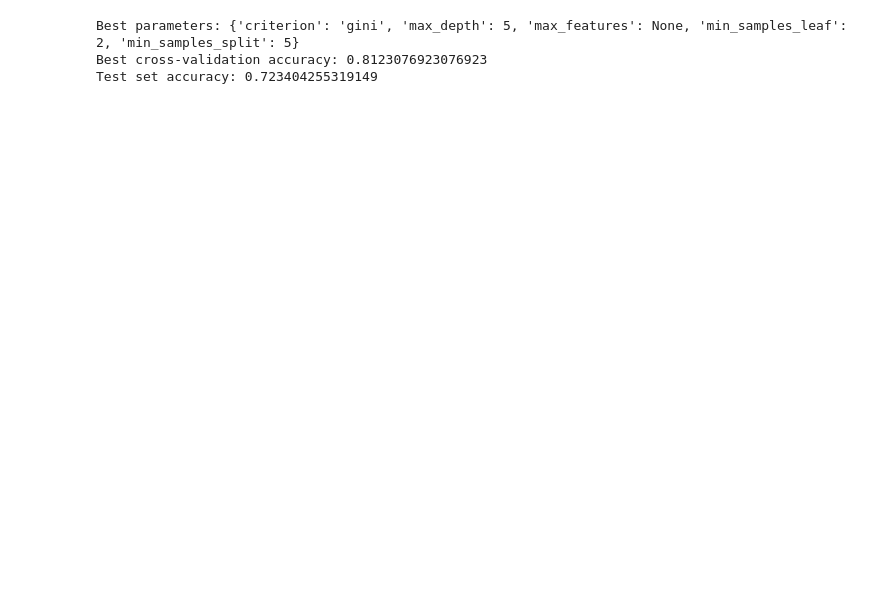
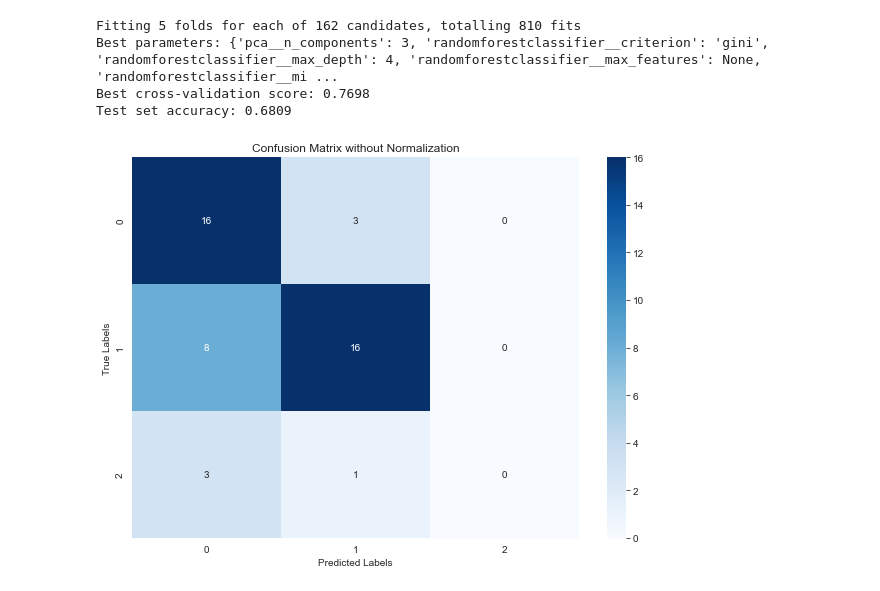
Before and after one commit to XuechunHHH/CSCI567_Project, a Jupyter notebook: DecisionTreeAndRandomForest/DecisionTree.ipynb, the cells around one changed output. Saved outputs shown, nothing was run; the diff lists cells and outputs as text; code cells hidden in the pictures; blank space fills up the shorter version.

```diff
--- a/DecisionTreeAndRandomForest/DecisionTree.ipynb
+++ b/DecisionTreeAndRandomForest/DecisionTree.ipynb
@@ -176,31 +248,55 @@ Index of Maximum Accuracy Tree Depth: 5
 # %%
+from sklearn.ensemble import RandomForestClassifier
+
+# Define the parameter grid
 param_grid = {
-    'max_depth': max_accuracy_index,
-    'min_samples_split': range(2,10),
-    'min_samples_leaf': range(2,10),
-    'max_features': [None],
-    'criterion': ['gini']
+    'pca__n_components': [3, 4, 5],
+    'randomforestclassifier__max_depth': [2, 3, 4, 5, 6, 7],
+    'randomforestclassifier__min_samples_split': [1, 2, 3],
+    'randomforestclassifier__min_samples_leaf': [1, 2, 3],
+    'randomforestclassifier__max_features': [None],
+    'randomforestclassifier__criterion': ['gini'],
 }
 
-# Initialize the classifier
-dt = RandomForestClassifier(random_state=42)
+# Create the pipeline
+pipeline = Pipeline([
+    ('scaler', StandardScaler()),
+    ('pca', PCA()),  # PCA step
+    ('randomforestclassifier', RandomForestClassifier(random_state=42))  # Use RandomForestClassifier
+])
 
-# Initialize the GridSearchCV object
-grid_search = GridSearchCV(estimator=dt, param_grid=param_grid, cv=5, scoring='accuracy', n_jobs=-1)
+# Create the grid search object
+grid_search = GridSearchCV(pipeline, param_grid, cv=5, scoring='accuracy', verbose=1)
 
 # Fit the grid search to the data
-grid_search.fit(train_X, train_Y)
+grid_search.fit(X_train_val, y_train_val)
 
-# Best parameters and best score
-print("Best parameters:", grid_search.best_params_)
-print("Best cross-validation accuracy:", grid_search.best_score_)
+# Print the best parameters and the best score
+print('Best parameters:', grid_search.best_params_)
+print('Best cross-validation score: {:.4f}'.format(grid_search.best_score_))
 
-# Evaluate on the test set
-best_model = grid_search.best_estimator_
-test_accuracy = best_model.score(test_X, test_Y)
-print("Test set accuracy:", test_accuracy)
+# Evaluate the model on the test set
+test_accuracy = grid_search.score(X_test, y_test)
+print('Test set accuracy: {:.4f}'.format(test_accuracy))
 # %% [output]
-Best parameters: {'criterion': 'gini', 'max_depth': 5, 'max_features': None, 'min_samples_leaf': 2, 'min_samples_split': 5}
-Best cross-validation accuracy: 0.8123076923076923
-Test set accuracy: 0.723404255319149
+Fitting 5 folds for each of 162 candidates, totalling 810 fits
+Best parameters: {'pca__n_components': 3, 'randomforestclassifier__criterion': 'gini', 'randomforestclassifier__max_depth': 4, 'randomforestclassifier__max_features': None, 'randomforestclassifier__mi ...
+Best cross-validation score: 0.7698
+Test set accuracy: 0.6809
+# %%
+# Predict the responses for the test set
+y_pred = grid_search.predict(X_test)
+
+# Compute the confusion matrix
+cm = confusion_matrix(y_test, y_pred)
+
+# Plotting the confusion matrix
+plt.figure(figsize=(10, 7))
+sns.heatmap(cm, annot=True, fmt='d', cmap='Blues')
+plt.title('Confusion Matrix without Normalization')
+plt.xlabel('Predicted Labels')
+plt.ylabel('True Labels')
+plt.show()
+# %% [output]
+[figure, added]
 # %%
```
Also changed, not shown: parts of 24 cells of this notebook, 11 other files.
